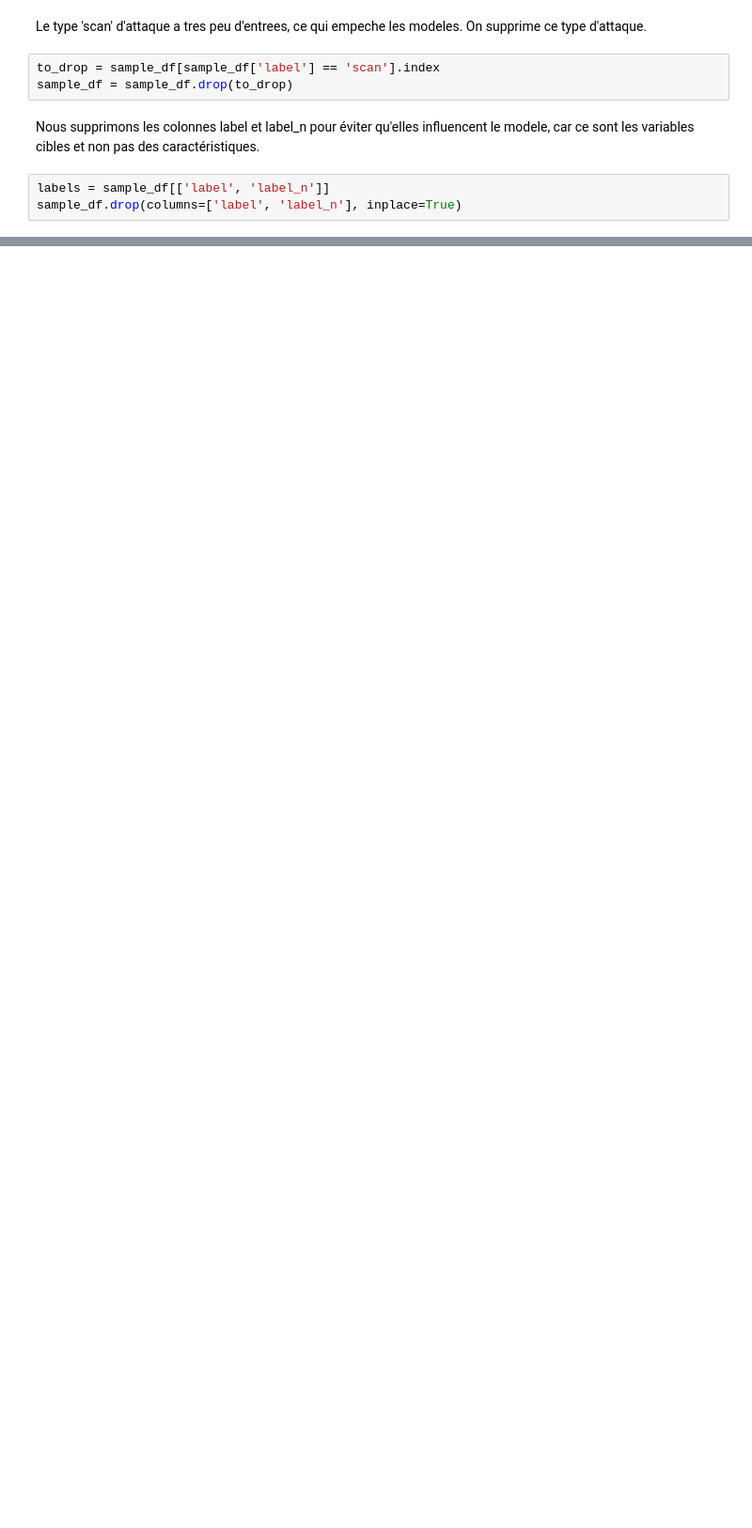
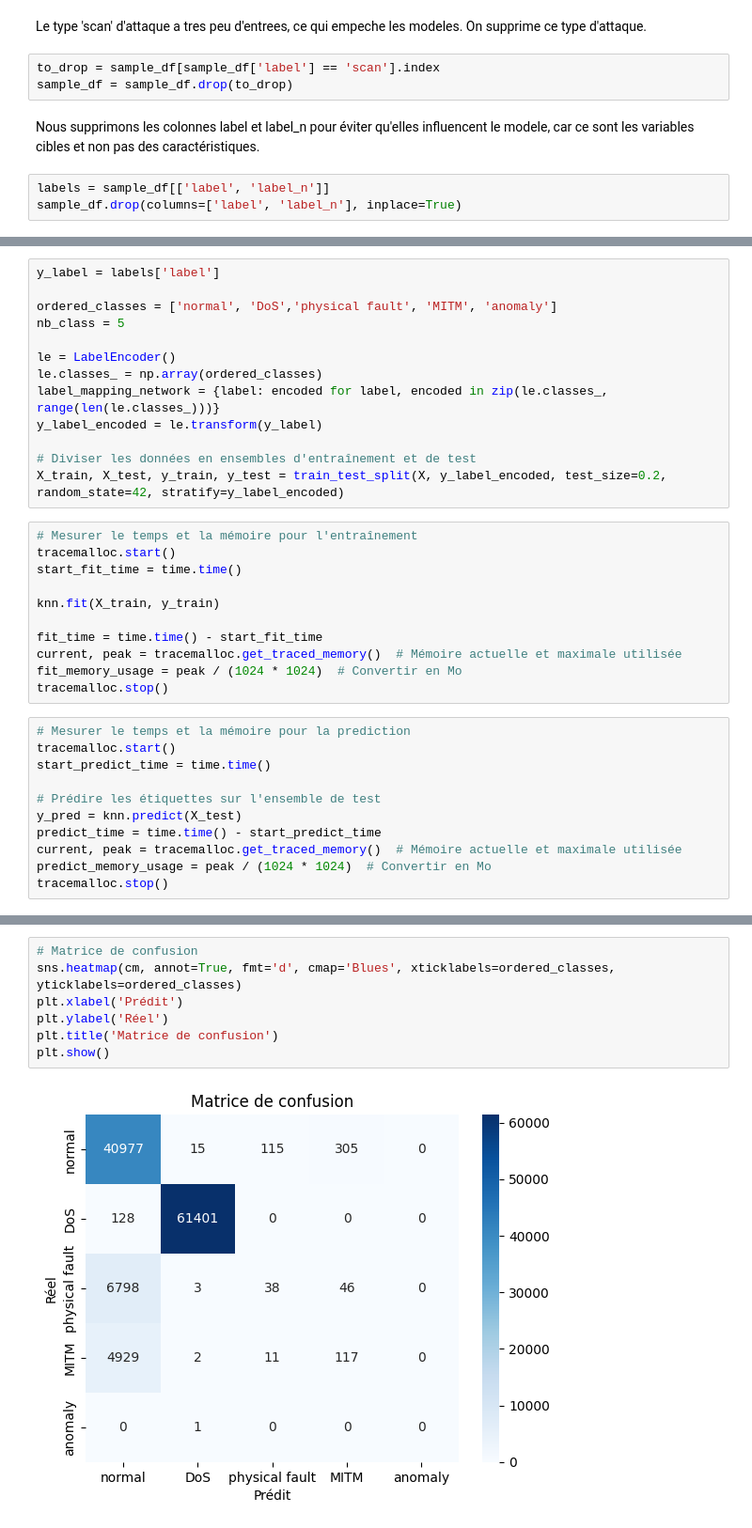
Before and after one commit to zoemarquis/anomaly-detection-project, a Jupyter notebook: notebooks/e_KNN_network.ipynb, the cells around one changed output, grey strips where cells are left out. Shown at 94% size. Saved outputs shown, nothing was run; the diff lists cells and outputs as text; blank space fills up the shorter version.

Commit message:
Fin modeles network

```diff
--- a/notebooks/e_KNN_network.ipynb
+++ b/notebooks/e_KNN_network.ipynb
@@ -193,0 +166,35 @@ plt.show()
+# %%
+y_label = labels['label']
+
+ordered_classes = ['normal', 'DoS','physical fault', 'MITM', 'anomaly']
+nb_class = 5
+
+le = LabelEncoder()
+le.classes_ = np.array(ordered_classes)
+label_mapping_network = {label: encoded for label, encoded in zip(le.classes_, range(len(le.classes_)))}
+y_label_encoded = le.transform(y_label)
+
+# Diviser les données en ensembles d'entraînement et de test
+X_train, X_test, y_train, y_test = train_test_split(X, y_label_encoded, test_size=0.2, random_state=42, stratify=y_label_encoded)
+# %%
+# Mesurer le temps et la mémoire pour l'entraînement
+tracemalloc.start()
+start_fit_time = time.time()
+
+knn.fit(X_train, y_train)
+
+fit_time = time.time() - start_fit_time
+current, peak = tracemalloc.get_traced_memory()  # Mémoire actuelle et maximale utilisée
+fit_memory_usage = peak / (1024 * 1024)  # Convertir en Mo
+tracemalloc.stop()
+# %%
+# Mesurer le temps et la mémoire pour la prediction
+tracemalloc.start()
+start_predict_time = time.time()
+
+# Prédire les étiquettes sur l'ensemble de test
+y_pred = knn.predict(X_test)
+predict_time = time.time() - start_predict_time
+current, peak = tracemalloc.get_traced_memory()  # Mémoire actuelle et maximale utilisée
+predict_memory_usage = peak / (1024 * 1024)  # Convertir en Mo
+tracemalloc.stop()
@@ -193,0 +302,9 @@ plt.show()
+# %%
+# Matrice de confusion
+sns.heatmap(cm, annot=True, fmt='d', cmap='Blues', xticklabels=ordered_classes, yticklabels=ordered_classes)
+plt.xlabel('Prédit')
+plt.ylabel('Réel')
+plt.title('Matrice de confusion')
+plt.show()
+# %% [output]
+[figure, added]
```
Also changed, not shown: parts of 49 cells of this notebook, 5 other files.
